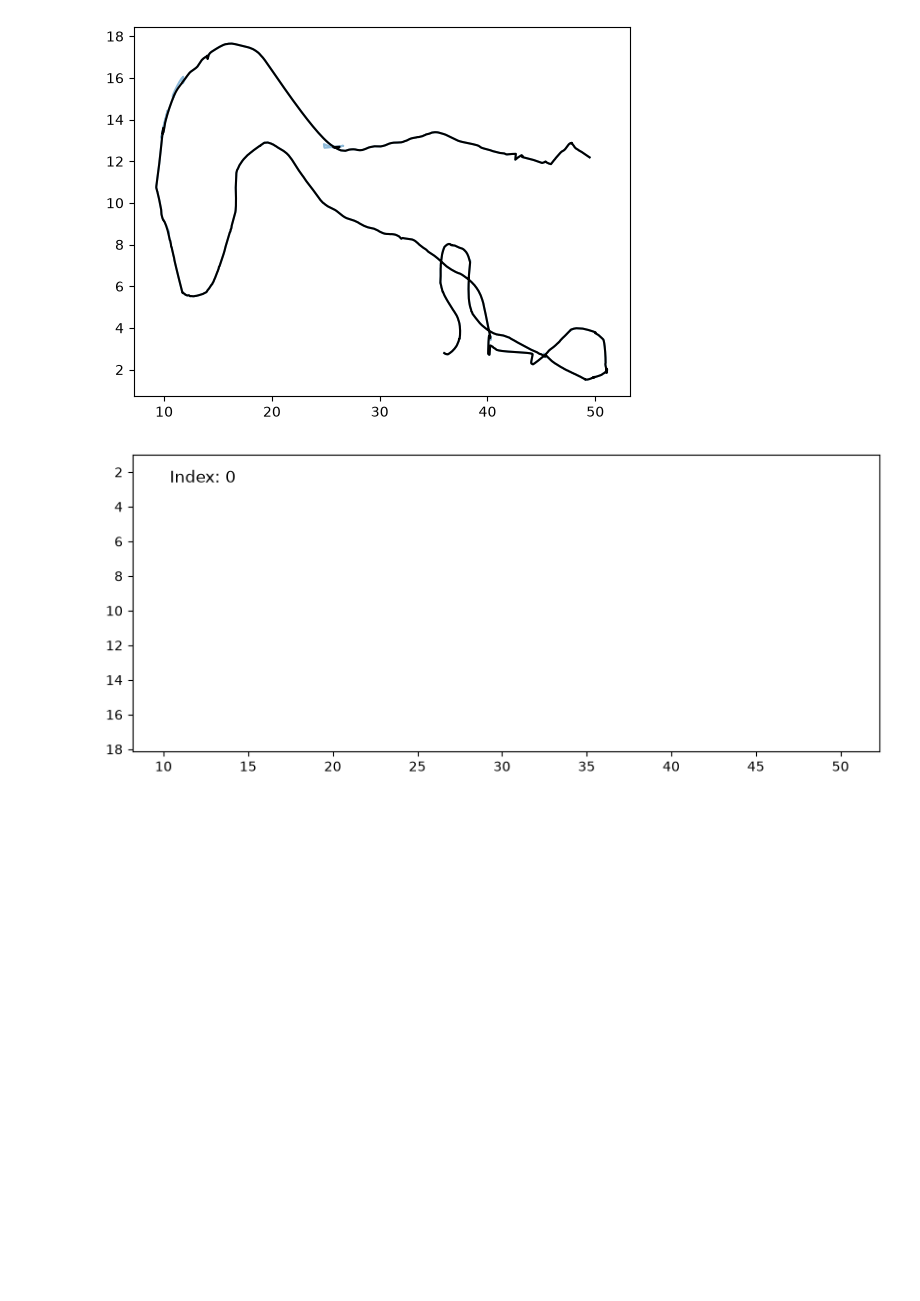
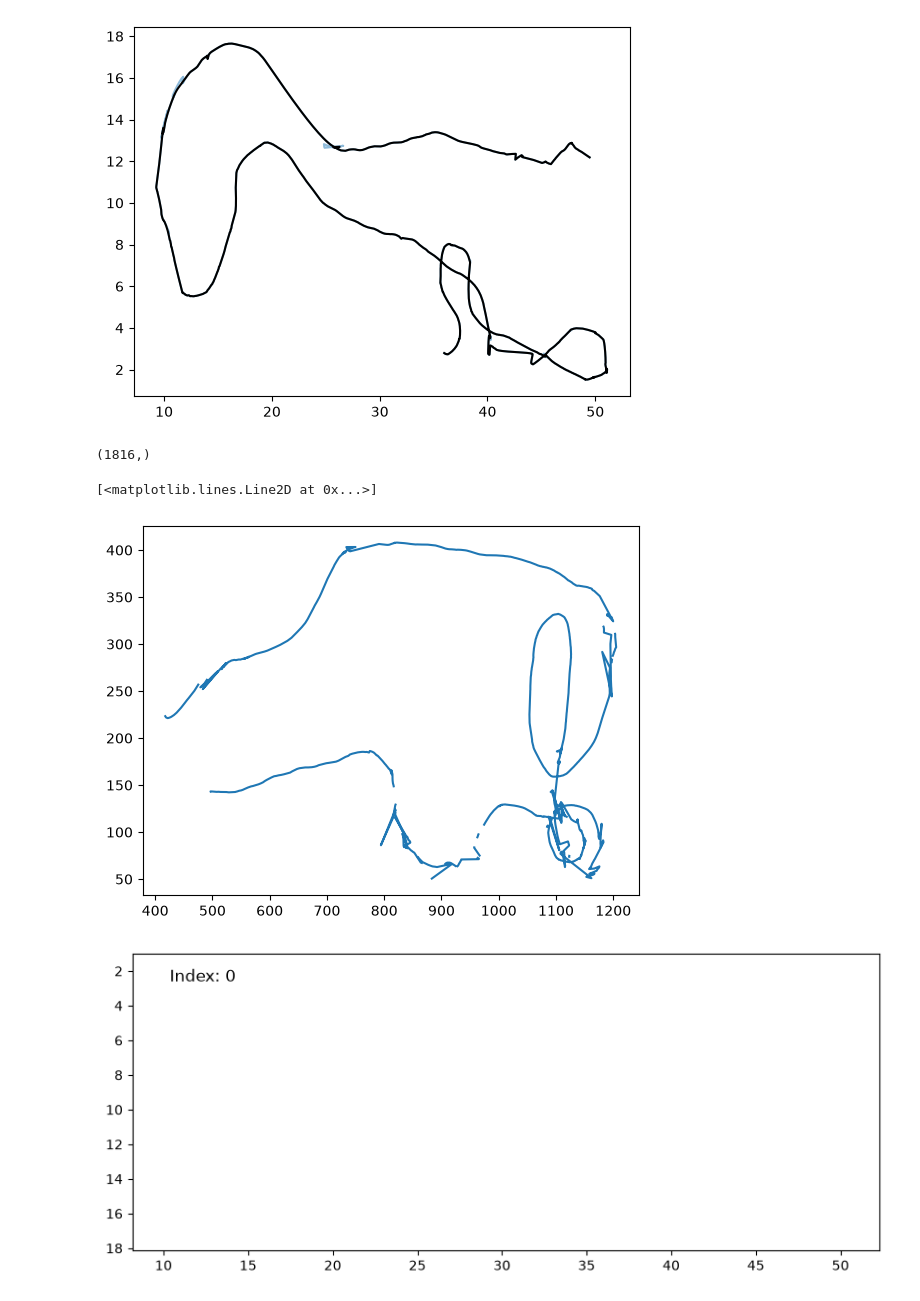
Before and after one commit to gamma1947/collective_escape_dynamics, a Jupyter notebook: relevant/final_cleaning_pipeline.ipynb, the cells around one changed output. Drawn from its saved outputs; the diff is of its cells as text; code cells hidden in the pictures; blank space fills up the shorter version.

```diff
--- a/relevant/final_cleaning_pipeline.ipynb
+++ b/relevant/final_cleaning_pipeline.ipynb
@@ -424,6 +426,15 @@ while cap.isOpened() and frame_idx < len(tracking_pixels):
 # Release resources
 cap.release()
 out.release()
+# %%
+tracking_pixels_y.shape
+# %% [output]
+(1816,)
+# %%
+plt.plot(tracking_pixels_x, tracking_pixels_y)
+# %% [output]
+[<matplotlib.lines.Line2D at 0x...>]
+[figure, added]
 # %%
 animate_trajectory(data[3, :, 0], data[3, :, 1], filename="Clip0070_1C_4N_E3_8_id3")
 # %% [output]
```
Also changed, not shown: parts of 2 cells of this notebook, 2 other files.
